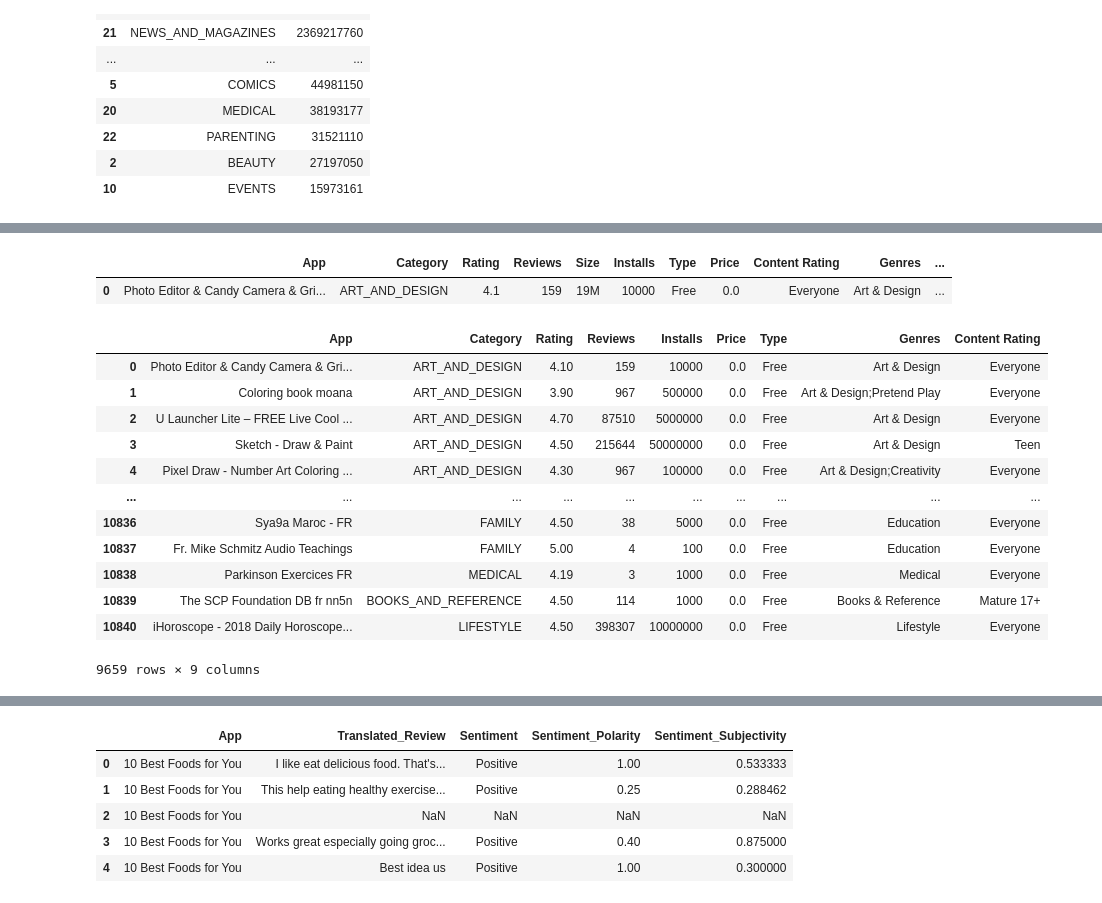
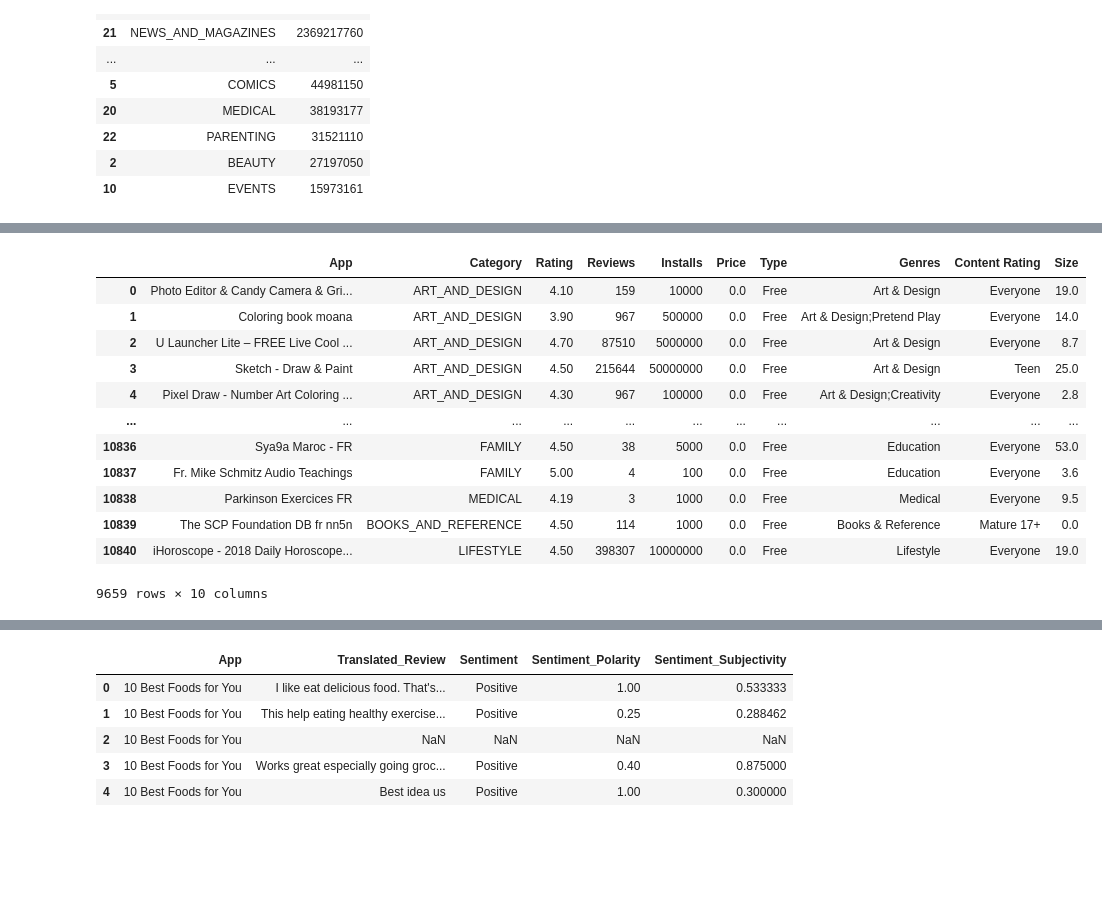
Before and after one commit to Navjotkhatri/EDA-Play-Store-App-Review-Analysis, a Jupyter notebook: EDA_Play_Store_App_Review_Analysis_Capstone_Project.ipynb, the cells around one changed output, grey strips where cells are left out. Cells and saved outputs as stored; diff of their text form; code cells hidden in the pictures; blank space fills up the shorter version.

```diff
--- a/EDA_Play_Store_App_Review_Analysis_Capstone_Project.ipynb
+++ b/EDA_Play_Store_App_Review_Analysis_Capstone_Project.ipynb
@@ -124,0 +152,6 @@ play_store_df = play_store_df.astype({"Installs": int})
+# %%
+play_store_df['Size'] = play_store_df['Size'].str.replace('M','')
+play_store_df['Size'] = play_store_df['Size'].str.replace('K','')
+play_store_df['Size'] = play_store_df['Size'].str.replace('k','')
+play_store_df['Size'] = play_store_df['Size'].str.replace('Varies with device','0')
+play_store_df = play_store_df.astype({"Size": float})
@@ -433,23 +486,18 @@ plt.show()
-# %%
-right_df.head(1)
-# %% [output]
-|  | App | Category | Rating | Reviews | Size | Installs | Type | Price | Content Rating | Genres | ... |
-| 0 | Photo Editor & Candy Camera & Gri... | ART_AND_DESIGN | 4.1 | 159 | 19M | 10000 | Free | 0.0 | Everyone | Art & Design | ... |
 # %%
-df1 =right_df[["App","Category","Rating","Reviews","Installs","Price","Type","Genres","Content Rating"]]
+df1 =right_df[["App","Category","Rating","Reviews","Installs","Price","Type","Genres","Content Rating","Size"]]
 df1
 # %% [output]
-|  | App | Category | Rating | Reviews | Installs | Price | Type | Genres | Content Rating |
-| 0 | Photo Editor & Candy Camera & Gri... | ART_AND_DESIGN | 4.10 | 159 | 10000 | 0.0 | Free | Art & Design | Everyone |
-| 1 | Coloring book moana | ART_AND_DESIGN | 3.90 | 967 | 500000 | 0.0 | Free | Art & Design;Pretend Play | Everyone |
-| 2 | U Launcher Lite – FREE Live Cool ... | ART_AND_DESIGN | 4.70 | 87510 | 5000000 | 0.0 | Free | Art & Design | Everyone |
-| 3 | Sketch - Draw & Paint | ART_AND_DESIGN | 4.50 | 215644 | 50000000 | 0.0 | Free | Art & Design | Teen |
-| 4 | Pixel Draw - Number Art Coloring ... | ART_AND_DESIGN | 4.30 | 967 | 100000 | 0.0 | Free | Art & Design;Creativity | Everyone |
-| ... | ... | ... | ... | ... | ... | ... | ... | ... | ... |
-| 10836 | Sya9a Maroc - FR | FAMILY | 4.50 | 38 | 5000 | 0.0 | Free | Education | Everyone |
-| 10837 | Fr. Mike Schmitz Audio Teachings | FAMILY | 5.00 | 4 | 100 | 0.0 | Free | Education | Everyone |
-| 10838 | Parkinson Exercices FR | MEDICAL | 4.19 | 3 | 1000 | 0.0 | Free | Medical | Everyone |
-| 10839 | The SCP Foundation DB fr nn5n | BOOKS_AND_REFERENCE | 4.50 | 114 | 1000 | 0.0 | Free | Books & Reference | Mature 17+ |
-| 10840 | iHoroscope - 2018 Daily Horoscope... | LIFESTYLE | 4.50 | 398307 | 10000000 | 0.0 | Free | Lifestyle | Everyone |
+|  | App | Category | Rating | Reviews | Installs | Price | Type | Genres | Content Rating | Size |
+| 0 | Photo Editor & Candy Camera & Gri... | ART_AND_DESIGN | 4.10 | 159 | 10000 | 0.0 | Free | Art & Design | Everyone | 19.0 |
+| 1 | Coloring book moana | ART_AND_DESIGN | 3.90 | 967 | 500000 | 0.0 | Free | Art & Design;Pretend Play | Everyone | 14.0 |
+| 2 | U Launcher Lite – FREE Live Cool ... | ART_AND_DESIGN | 4.70 | 87510 | 5000000 | 0.0 | Free | Art & Design | Everyone | 8.7 |
+| 3 | Sketch - Draw & Paint | ART_AND_DESIGN | 4.50 | 215644 | 50000000 | 0.0 | Free | Art & Design | Teen | 25.0 |
+| 4 | Pixel Draw - Number Art Coloring ... | ART_AND_DESIGN | 4.30 | 967 | 100000 | 0.0 | Free | Art & Design;Creativity | Everyone | 2.8 |
+| ... | ... | ... | ... | ... | ... | ... | ... | ... | ... | ... |
+| 10836 | Sya9a Maroc - FR | FAMILY | 4.50 | 38 | 5000 | 0.0 | Free | Education | Everyone | 53.0 |
+| 10837 | Fr. Mike Schmitz Audio Teachings | FAMILY | 5.00 | 4 | 100 | 0.0 | Free | Education | Everyone | 3.6 |
+| 10838 | Parkinson Exercices FR | MEDICAL | 4.19 | 3 | 1000 | 0.0 | Free | Medical | Everyone | 9.5 |
+| 10839 | The SCP Foundation DB fr nn5n | BOOKS_AND_REFERENCE | 4.50 | 114 | 1000 | 0.0 | Free | Books & Reference | Mature 17+ | 0.0 |
+| 10840 | iHoroscope - 2018 Daily Horoscope... | LIFESTYLE | 4.50 | 398307 | 10000000 | 0.0 | Free | Lifestyle | Everyone | 19.0 |
-9659 rows × 9 columns
+9659 rows × 10 columns
 # %%
```
Also changed, not shown: parts of 38 cells of this notebook.
